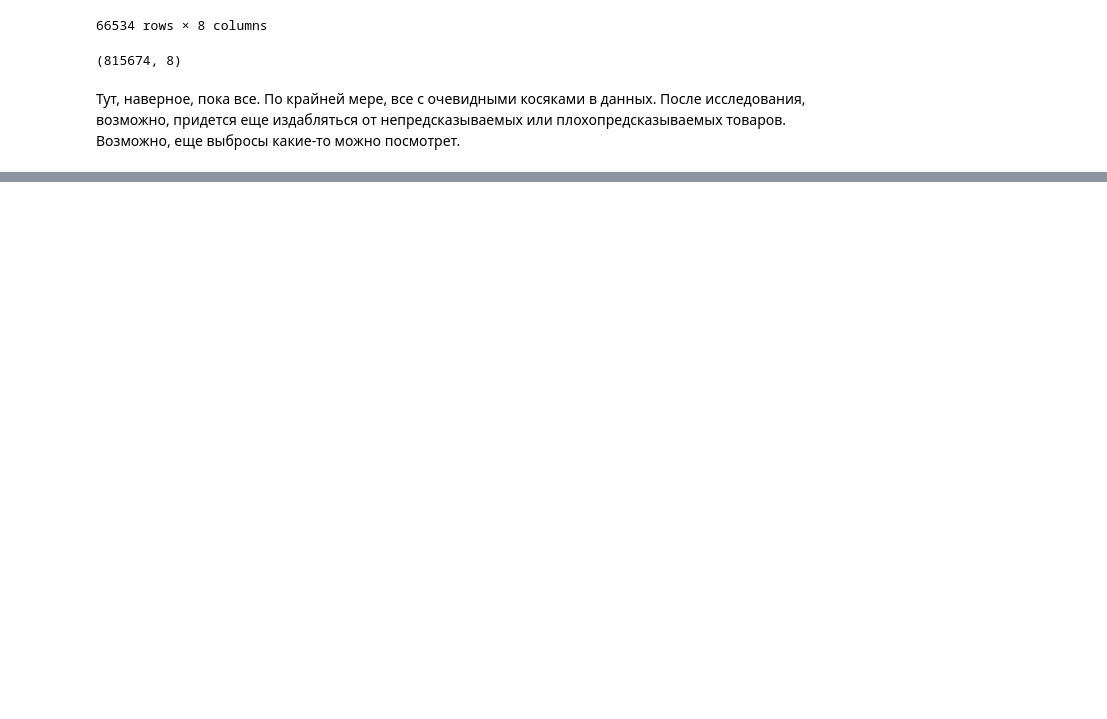
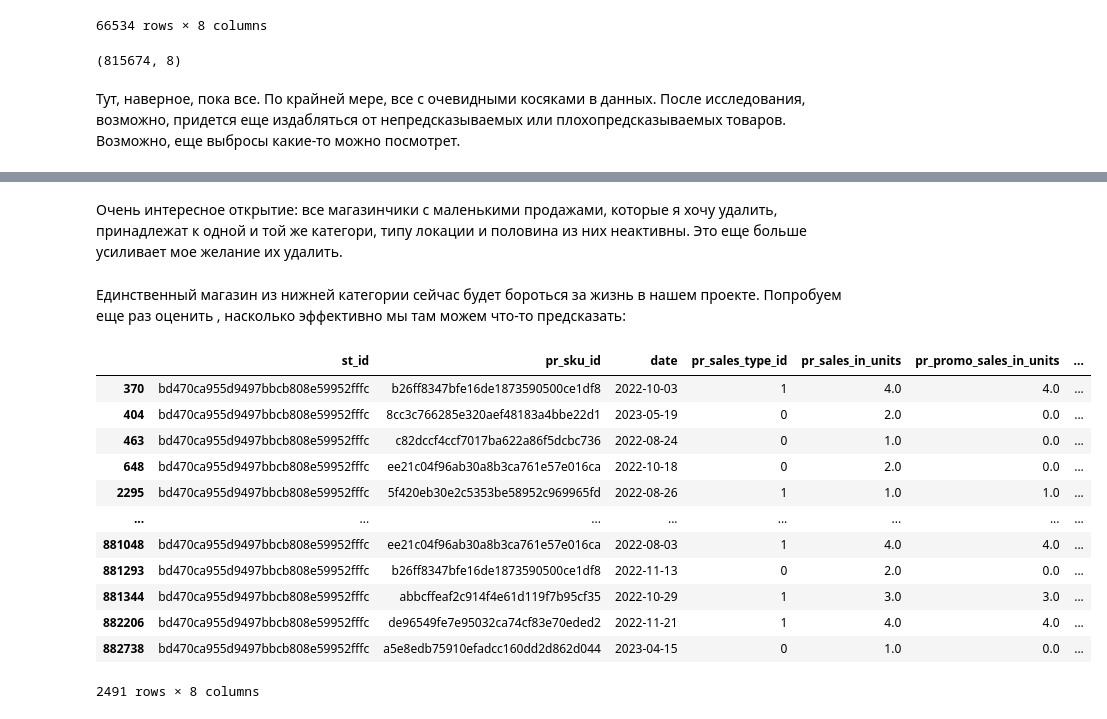
Before and after one commit to Zhuzha271/DS, a Jupyter notebook: Andrei's vision.ipynb, the cells around one changed output, grey strips where cells are left out. Drawn from its saved outputs; the diff is of its cells as text; code cells hidden in the pictures; blank space fills up the shorter version.

```diff
--- a/Andrei's vision.ipynb
+++ b/Andrei's vision.ipynb
@@ -458,0 +459,20 @@ display(store.sort_values(by='st_type_format_id'))
+# %% [markdown]
+Очень интересное открытие: все магазинчики с маленькими продажами, которые я хочу удалить, принадлежат к одной и той же категори, типу локации и половина из них неактивны. Это еще больше усиливает мое желание их удалить.
+# %% [markdown]
+Единственный магазин из нижней категории сейчас будет бороться за жизнь в нашем проекте. Попробуем еще раз оценить , насколько эффективно мы там можем что-то предсказать:
+# %%
+display(sales[sales['st_id']=='bd470ca955d9497bbcb808e59952fffc'])
+# %% [output]
+|  | st_id | pr_sku_id | date | pr_sales_type_id | pr_sales_in_units | pr_promo_sales_in_units | ... |
+| 370 | bd470ca955d9497bbcb808e59952fffc | b26ff8347bfe16de1873590500ce1df8 | 2022-10-03 | 1 | 4.0 | 4.0 | ... |
+| 404 | bd470ca955d9497bbcb808e59952fffc | 8cc3c766285e320aef48183a4bbe22d1 | 2023-05-19 | 0 | 2.0 | 0.0 | ... |
+| 463 | bd470ca955d9497bbcb808e59952fffc | c82dccf4ccf7017ba622a86f5dcbc736 | 2022-08-24 | 0 | 1.0 | 0.0 | ... |
+| 648 | bd470ca955d9497bbcb808e59952fffc | ee21c04f96ab30a8b3ca761e57e016ca | 2022-10-18 | 0 | 2.0 | 0.0 | ... |
+| 2295 | bd470ca955d9497bbcb808e59952fffc | 5f420eb30e2c5353be58952c969965fd | 2022-08-26 | 1 | 1.0 | 1.0 | ... |
+| ... | ... | ... | ... | ... | ... | ... | ... |
+| 881048 | bd470ca955d9497bbcb808e59952fffc | ee21c04f96ab30a8b3ca761e57e016ca | 2022-08-03 | 1 | 4.0 | 4.0 | ... |
+| 881293 | bd470ca955d9497bbcb808e59952fffc | b26ff8347bfe16de1873590500ce1df8 | 2022-11-13 | 0 | 2.0 | 0.0 | ... |
+| 881344 | bd470ca955d9497bbcb808e59952fffc | abbcffeaf2c914f4e61d119f7b95cf35 | 2022-10-29 | 1 | 3.0 | 3.0 | ... |
+| 882206 | bd470ca955d9497bbcb808e59952fffc | de96549fe7e95032ca74cf83e70eded2 | 2022-11-21 | 1 | 4.0 | 4.0 | ... |
+| 882738 | bd470ca955d9497bbcb808e59952fffc | a5e8edb75910efadcc160dd2d862d044 | 2023-04-15 | 0 | 1.0 | 0.0 | ... |
+2491 rows × 8 columns
```
Also changed, not shown: parts of 21 cells of this notebook.
